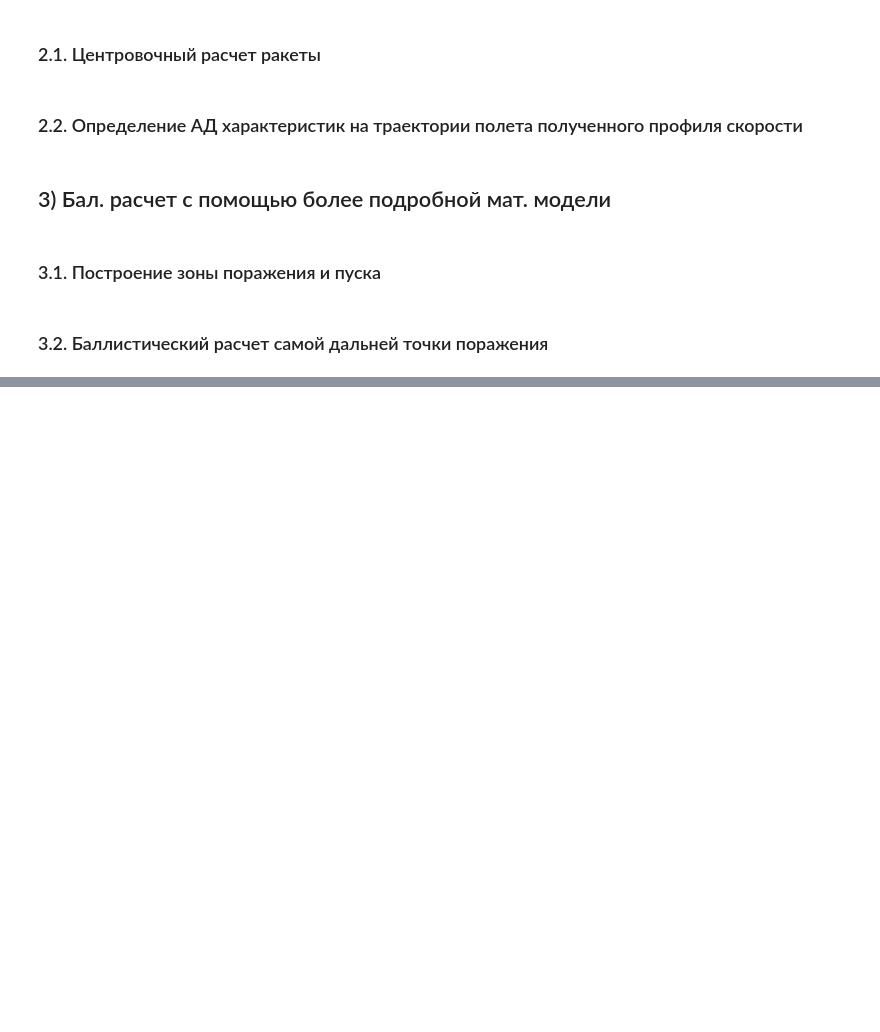
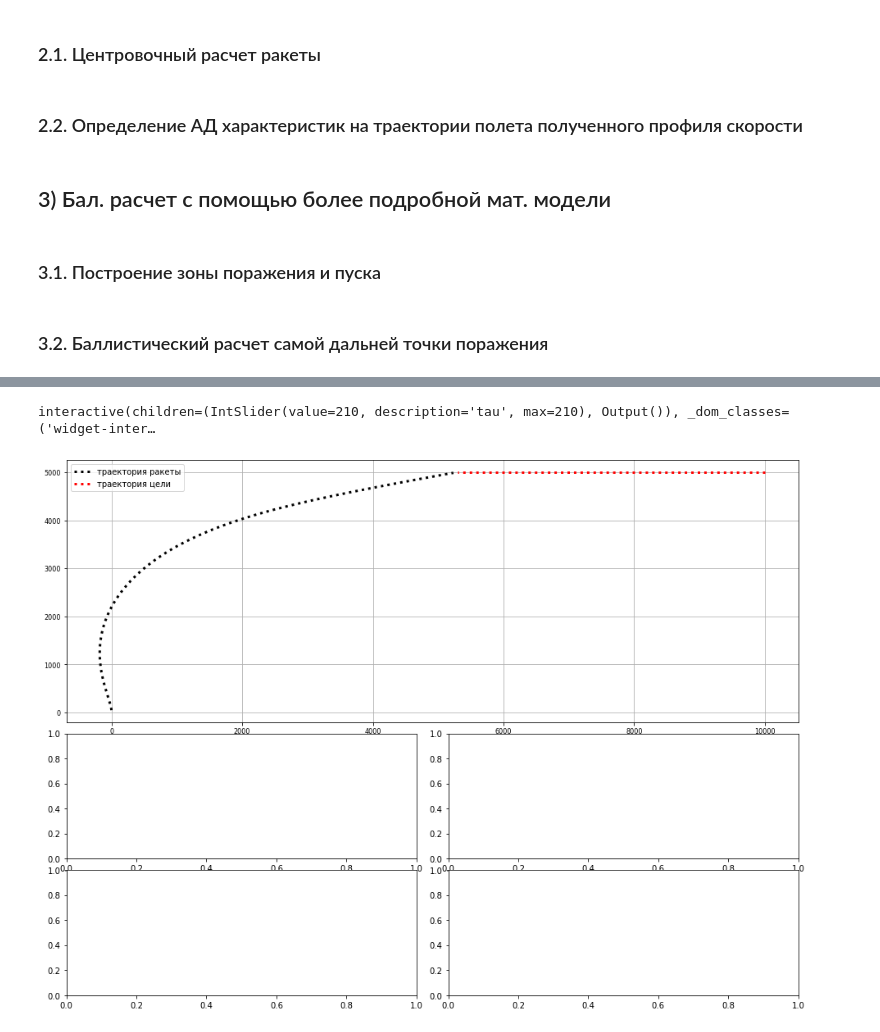
Before and after one commit to kirtis26/PyMissile, a Jupyter notebook: С-300.ipynb, the cells around one changed output, grey strips where cells are left out. Cells and saved outputs as stored; diff of their text form; code cells hidden in the pictures; blank space fills up the shorter version.

```diff
--- a/С-300.ipynb
+++ b/С-300.ipynb
@@ -869,7 +870,7 @@ opts = {
     'xi': 0.5,
     'am': 6,
     'dny': 1,
-    'init_conditions': {'V_0': 25, 'Q_0': 75, 'pos_0': (0, 0)},
+    'init_conditions': {'V_0': 25, 'Q_0': 90, 'pos_0': (0, 50)},
     'L_korp': 7690 / 1e3,
     'L_cil': 4567 / 1e3,
     'L_korm': 135 / 1e3,
@@ -1161,0 +1179,47 @@ def draw_gym_hit(i):
+# %%
+@interact(i=ipywidgets.IntSlider(description='tau', max=len(res_hit['t'])-1, step=1, value=len(res_hit['t'])-1))
+def draw_aero_gym_hit(i):
+
+    plt.figure(figsize=(16,12))
+
+    ax01 = subplot2grid((8, 4), (0, 0), colspan=4, rowspan=4)
+    ax02 = subplot2grid((8, 4), (4, 0), colspan=2, rowspan=2)
+    ax03 = subplot2grid((8, 4), (6, 0), colspan=2, rowspan=2,sharex=ax02)
+    ax04 = subplot2grid((8, 4), (4, 2), colspan=2, rowspan=2,sharex=ax02)
+    ax05 = subplot2grid((8, 4), (6, 2), colspan=2, rowspan=2,sharex=ax02)
+
+    ax01.plot(res_hit['missile']['x'][:i], res_hit['missile']['y'][:i], lw=3, ls=':', color='k', label='траектория ракеты')
+    ax01.plot(res_hit['target']['x'][:i], res_hit['target']['y'][:i], lw=3, ls=':', color='red', label='траектория цели')
+    ax01.tick_params(labelsize=8)
+    ax01.legend(loc='best')
+    ax01.grid(True)
+
+    ax02.plot(res_hit['t'][:i], res_hit['aero'][i]['Cy_alpha'], label='$V_р$', c='k')
+    ax02.plot(res_hit['t'][:i], res_hit['target']['v'][:i], label='$V_ц$', c='red')
+    ax02.tick_params(left=True, labelleft=True, right=False, labelright=False, labelsize=8)
+    ax02.legend()
+    ax02.grid(True)
+
+    ax03.plot(res_hit['t'][:i], res_hit['missile']['ny'][:i], label=r'$n_y$ ракеты', c='k')
+    ax03.plot(res_hit['t'][:i], res_hit['missile']['nx'][:i], label=r'$n_x$ ракеты', c='k', ls='--')
+    ax03.plot(res_hit['t'][:i], res_hit['target']['ny'][:i], label=r'$n_y$ цели', c='red')
+    ax03.plot(res_hit['t'][:i], res_hit['target']['nx'][:i], label=r'$n_x$ цели', c='red', ls='--')
+    ax03.legend(loc='best', ncol=2)
+    ax03.tick_params(left=True, labelleft=True, right=False, labelright=False, labelsize=8)
+    ax03.grid(True)
+
+    ax04.plot(res_hit['t'][:i], res_hit['missile']['alpha'][:i], label=r'$\alpha$', color='k')
+    ax04.plot(res_hit['t'][:i], res_hit['alpha_targeting'][:i], label=r'$\alpha_{пот}$', color='darkorange', ls='-')
+    ax04.tick_params(left=False, labelleft=False, right=True, labelright=True, labelsize=8)
+    ax04.legend()
+    ax04.grid(True)
+
+    ax05.plot(res_hit['t'][:i], res_hit['missile']['Q'][:i], color='k', label='Q')
+    ax05.tick_params(left=False, labelleft=False, right=True, labelright=True, labelsize=8)
+    ax05.legend()
+    ax05.grid(True)
+
+    plt.show()
+# %% [output]
+interactive(children=(IntSlider(value=210, description='tau', max=210), Output()), _dom_classes=('widget-inter…
+[figure, added]
```
Also changed, not shown: parts of 8 cells of this notebook, 2 other files.
